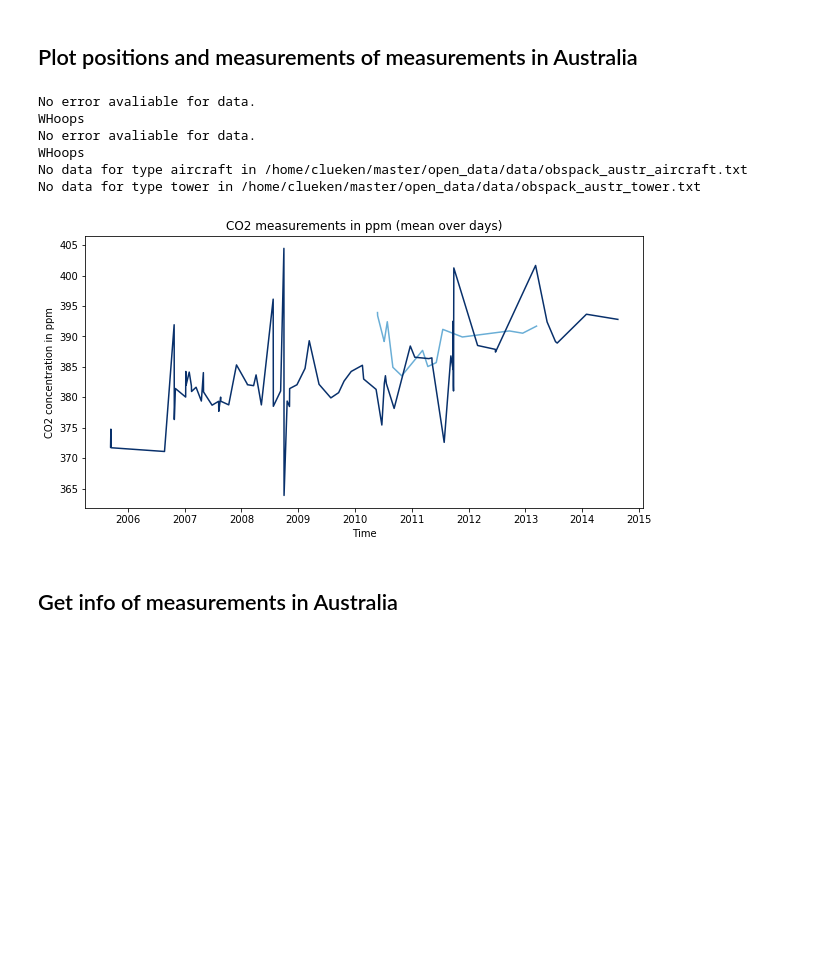
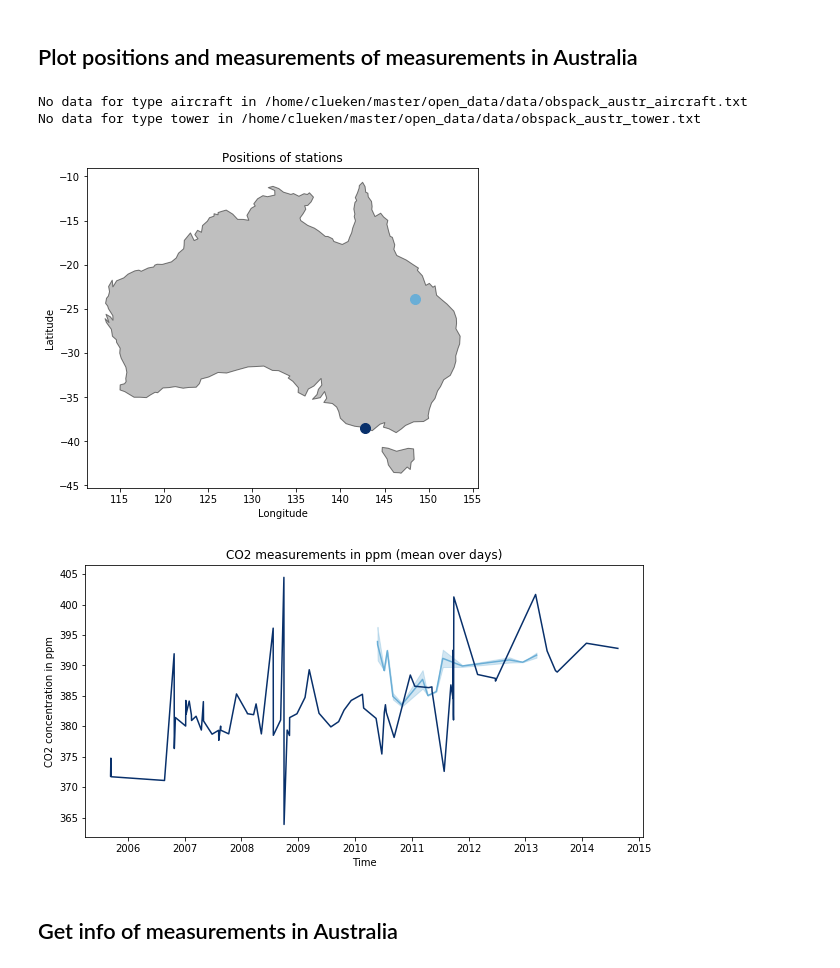
Before and after one commit to christopher-lw/ColumnFLEXPART, a Jupyter notebook: open_data/open_obspack.ipynb, the cells around one changed output. Saved outputs shown, nothing was run; the diff lists cells and outputs as text; code cells hidden in the pictures; blank space fills up the shorter version.

Commit message:
Added possibility to caluclate error via std of average values (not from given errors of data)

```diff
--- a/open_data/open_obspack.ipynb
+++ b/open_data/open_obspack.ipynb
@@ -74,13 +74,14 @@ cmaps = ["Blues", "Reds", "Greens"]
 types = ["surface", "aircraft", "tower"]
 clip = [350, 430]
 mean = "days"
+err_mode = "std_dev"
 
-#fig1, ax1 = plt.subplots(figsize=(7, 7))
+fig1, ax1 = plt.subplots(figsize=(7, 7))
 fig2, ax2 = plt.subplots(figsize=(10, 5))
 
-#ax1.set_title("Positions of stations")
-#ax1.set_xlabel("Longitude")
-#ax1.set_ylabel("Latitude")
+ax1.set_title("Positions of stations")
+ax1.set_xlabel("Longitude")
+ax1.set_ylabel("Latitude")
 
 ax2.set_title(f"CO2 measurements in ppm (mean over {mean})")
 ax2.set_xlabel("Time")
@@ -88,41 +89,39 @@ ax2.set_ylabel("CO2 concentration in ppm")
 
 mean_dict = dict(years=1, months=2, days=3, hours=4, minutes=5, seconds=6)
 mean_ind = mean_dict[mean]
 
 for i,key in enumerate(types):
 
     with open(f"/home/clueken/master/open_data/data/obspack_austr_{key}.txt") as f:
         filenames = f.read().splitlines()
     if len(filenames) == 0:
         print(f"No data for type {key} in /home/clueken/master/open_data/data/obspack_austr_{key}.txt")
         continue
     colors = cm.get_cmap(cmaps[i])(np.linspace(0.5, 1, len(filenames)))
 
-    #fig1, ax1 = add_world_map(fig1, ax1, country="Australia", color="gray", alpha=0.5, edgecolor="black")
+    fig1, ax1 = add_world_map(fig1, ax1, country="Australia", color="gray", alpha=0.5, edgecolor="black")
 
     for j, f in enumerate(filenames):
         dataset = xr.open_mfdataset(f, combine='by_coords',concat_dim='None')
         assert len(np.unique(dataset.longitude)) == 1, f"Measurements for {f} are at different positions."
-        #ax1.scatter(dataset.longitude[0], dataset.latitude[0], color=colors[j], s=100)
-        values, errors, times = avg_by_time(dataset, mean_ind)
+        ax1.scatter(dataset.longitude[0], dataset.latitude[0], color=colors[j], s=100)
+        values, errors, times = avg_by_time(dataset, mean_ind, err_mode)
         values = values*1e6
+        errors = errors*1e6
         times = times[(clip[0] < values) * (values < clip[1])] if clip is not None else times
         values = values[(clip[0] < values) * (values < clip[1])] if clip is not None else values
         try:
             ax2.fill_between(times, values-errors, values+errors, alpha=0.3, color=colors[j])
         except:
             None
         ax2.plot(times, values, color=colors[j])
 #ax2.set_xlim(np.datetime64('2011-01-01'))
 #plt.show()
 # %% [output]
-No error avaliable for data.
-WHoops
-No error avaliable for data.
-WHoops
 No data for type aircraft in /home/clueken/master/open_data/data/obspack_austr_aircraft.txt
 No data for type tower in /home/clueken/master/open_data/data/obspack_austr_tower.txt
-[figure, old version]
+[figure, new version]
+[figure, added]
 # %% [markdown]
 ## Get info of measurements in Australia
 # %%
```
Also changed, not shown: parts of 2 cells of this notebook, 1 other file.
